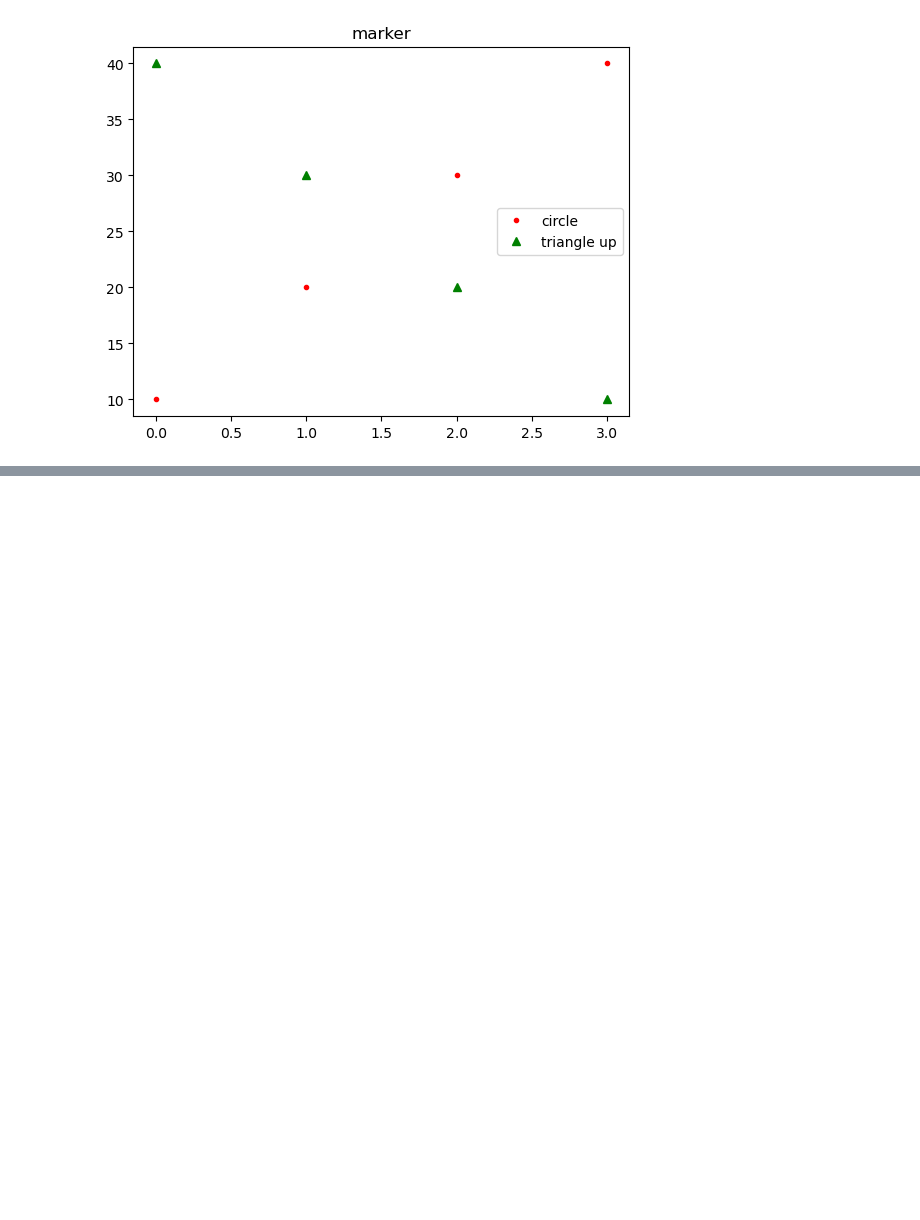
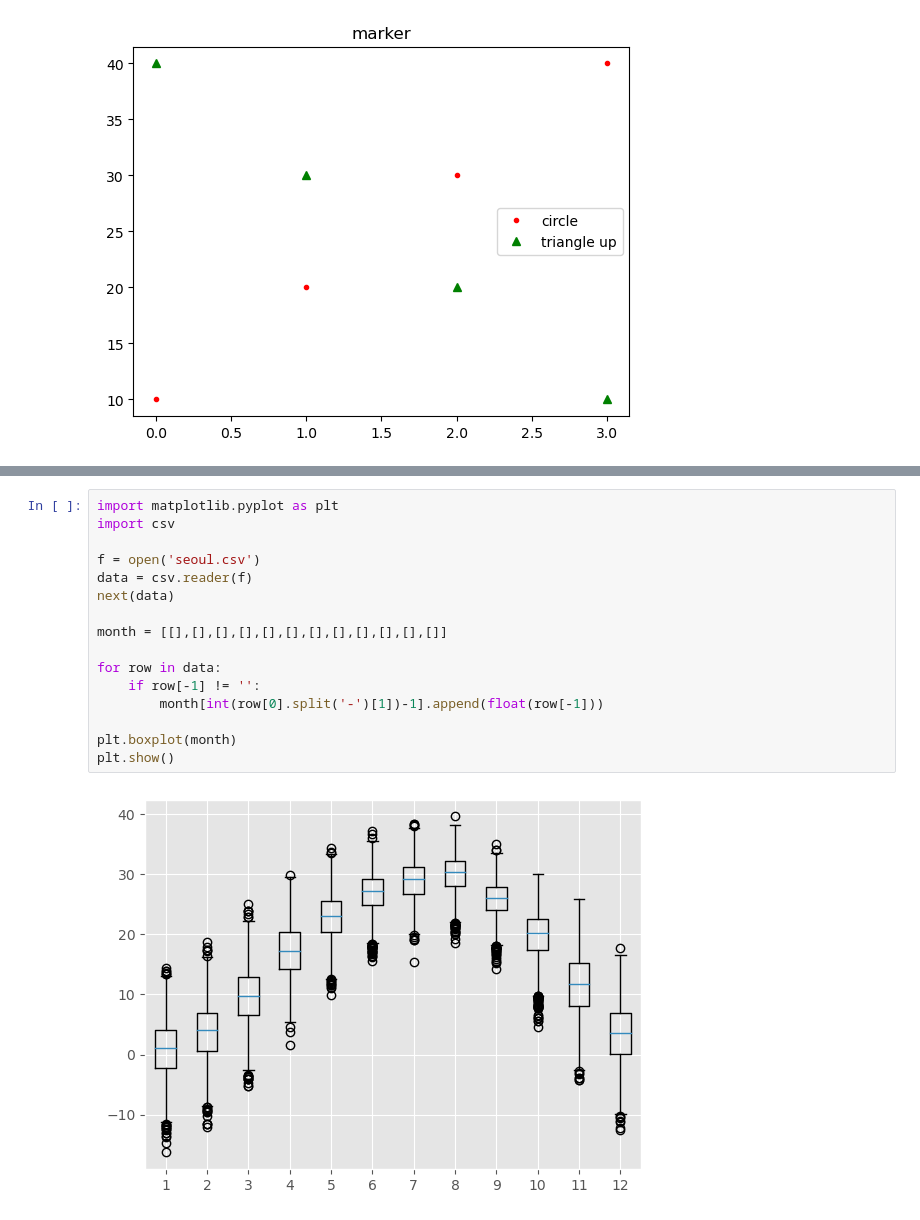
Before and after one commit to jja2031/23_mega_python3_project, a Jupyter notebook: 김강희/data_project/unit02_01.ipynb, the cells around one changed output, grey strips where cells are left out. Saved outputs shown, nothing was run; the diff lists cells and outputs as text; blank space fills up the shorter version.

```diff
--- a/김강희/data_project/unit02_01.ipynb
+++ b/김강희/data_project/unit02_01.ipynb
@@ -52,0 +72,18 @@ next(data)
+# %%
+import matplotlib.pyplot as plt
+import csv
+
+f = open('seoul.csv')
+data = csv.reader(f)
+next(data)
+
+month = [[],[],[],[],[],[],[],[],[],[],[],[]]
+
+for row in data:
+    if row[-1] != '':
+        month[int(row[0].split('-')[1])-1].append(float(row[-1]))
+
+plt.boxplot(month)
+plt.show()
+# %% [output]
+[figure, added]
```
Also changed, not shown: parts of 3 cells of this notebook, 1 other file.
